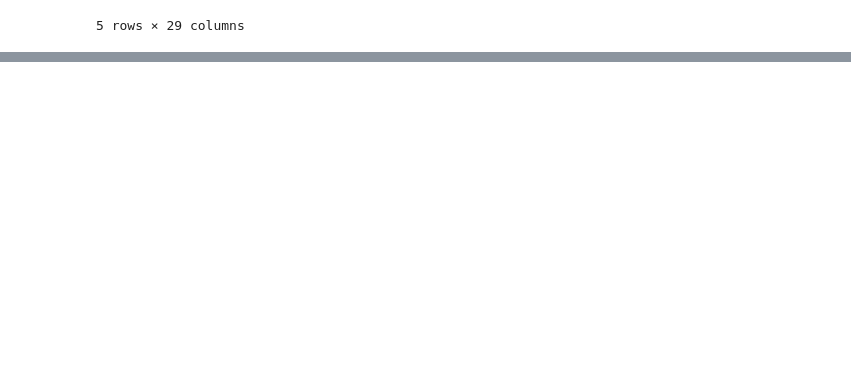
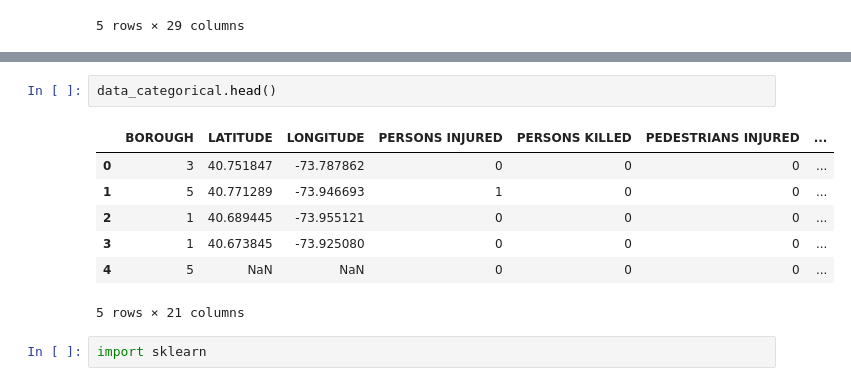
Before and after one commit to lainys/big-data, a Jupyter notebook: lab1.ipynb, the cells around one changed output, grey strips where cells are left out. Drawn from its saved outputs; the diff is of its cells as text; blank space fills up the shorter version.

```diff
--- a/lab1.ipynb
+++ b/lab1.ipynb
@@ -85,0 +100,12 @@ SyntaxError: invalid syntax (<ipython-input-24-f138422077d3>, line 1)
+# %%
+data_categorical.head()
+# %% [output]
+|  | BOROUGH | LATITUDE | LONGITUDE | PERSONS INJURED | PERSONS KILLED | PEDESTRIANS INJURED | ... |
+| 0 | 3 | 40.751847 | -73.787862 | 0 | 0 | 0 | ... |
+| 1 | 5 | 40.771289 | -73.946693 | 1 | 0 | 0 | ... |
+| 2 | 1 | 40.689445 | -73.955121 | 0 | 0 | 0 | ... |
+| 3 | 1 | 40.673845 | -73.925080 | 0 | 0 | 0 | ... |
+| 4 | 5 | NaN | NaN | 0 | 0 | 0 | ... |
+5 rows × 21 columns
+# %%
+import sklearn
```
Also changed, not shown: parts of 34 cells of this notebook.
